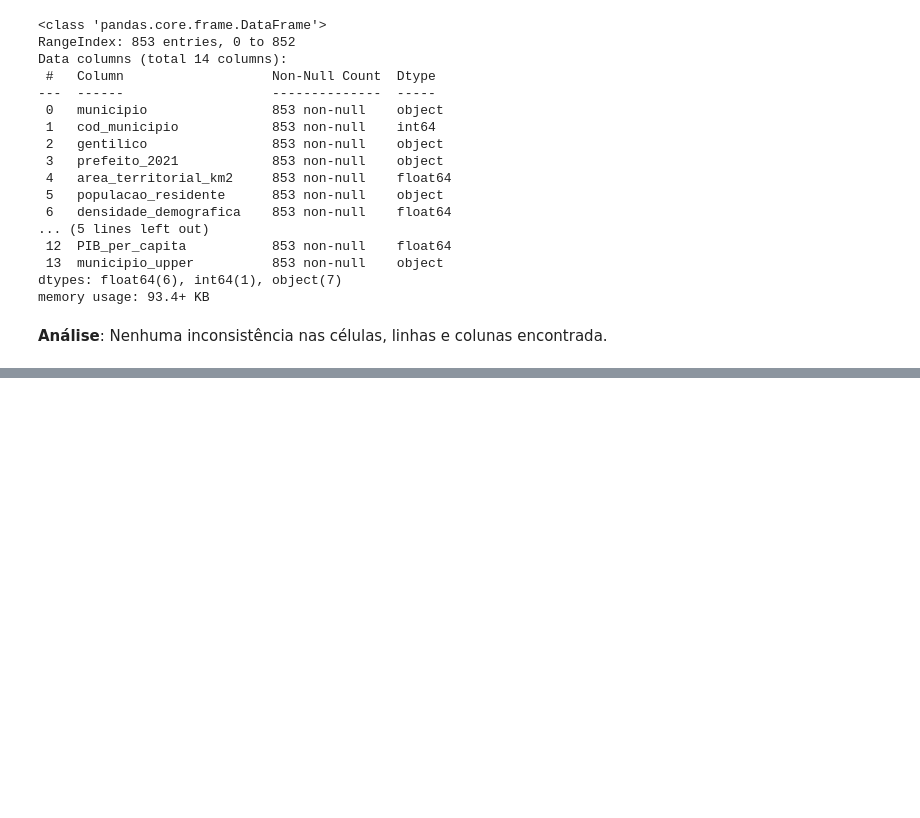
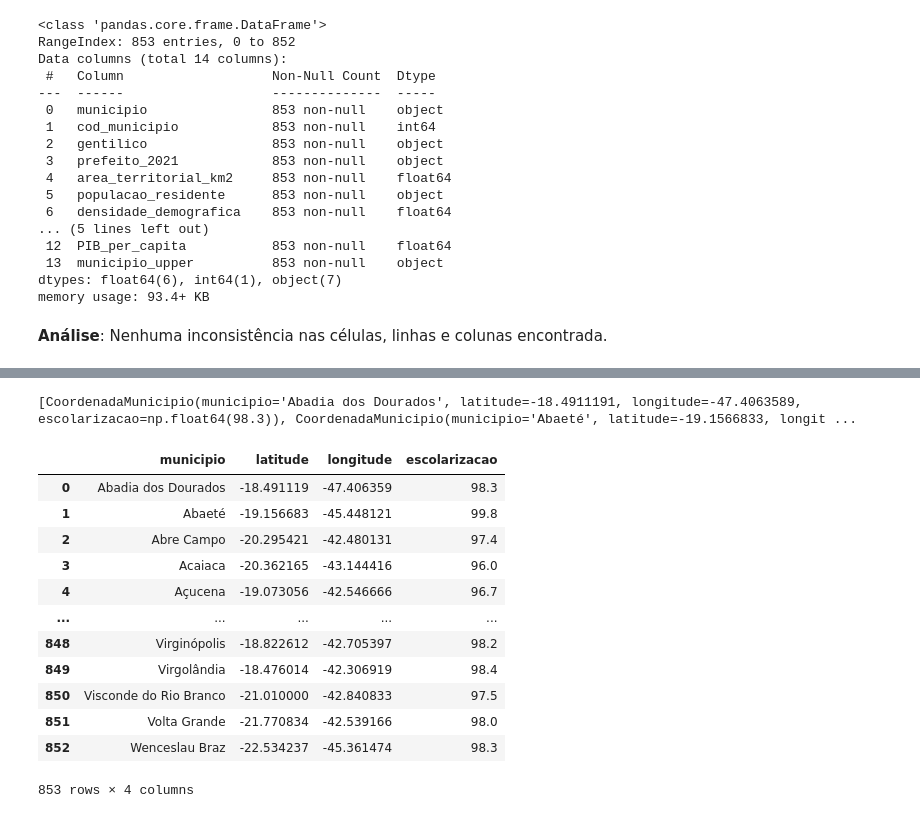
Before and after one commit to AdemarCastro/mg-municipios-eda, a Jupyter notebook: notebooks/municipios_habitantes.ipynb, the cells around one changed output, grey strips where cells are left out. Saved outputs shown, nothing was run; the diff lists cells and outputs as text; code cells hidden in the pictures; blank space fills up the shorter version.

```diff
--- a/notebooks/municipios_habitantes.ipynb
+++ b/notebooks/municipios_habitantes.ipynb
@@ -806,0 +861,3 @@ memory usage: 93.4+ KB
+# %%
+buscador = BuscadorCoordenadas()
+coordenadas = buscador.processar_cidades(df_mg_municipios_v6)
@@ -806,0 +882,22 @@ memory usage: 93.4+ KB
+# %%
+print(coordenadas)
+# %% [output]
+[CoordenadaMunicipio(municipio='Abadia dos Dourados', latitude=-18.4911191, longitude=-47.4063589, escolarizacao=np.float64(98.3)), CoordenadaMunicipio(municipio='Abaeté', latitude=-19.1566833, longit ...
+# %%
+df_coodenadas = pd.DataFrame([vars(m) for m in coordenadas])
+# %%
+df_coodenadas
+# %% [output]
+|  | municipio | latitude | longitude | escolarizacao |
+| 0 | Abadia dos Dourados | -18.491119 | -47.406359 | 98.3 |
+| 1 | Abaeté | -19.156683 | -45.448121 | 99.8 |
+| 2 | Abre Campo | -20.295421 | -42.480131 | 97.4 |
+| 3 | Acaiaca | -20.362165 | -43.144416 | 96.0 |
+| 4 | Açucena | -19.073056 | -42.546666 | 96.7 |
+| ... | ... | ... | ... | ... |
+| 848 | Virginópolis | -18.822612 | -42.705397 | 98.2 |
+| 849 | Virgolândia | -18.476014 | -42.306919 | 98.4 |
+| 850 | Visconde do Rio Branco | -21.010000 | -42.840833 | 97.5 |
+| 851 | Volta Grande | -21.770834 | -42.539166 | 98.0 |
+| 852 | Wenceslau Braz | -22.534237 | -45.361474 | 98.3 |
+853 rows × 4 columns
```
Also changed, not shown: parts of 20 cells of this notebook.
